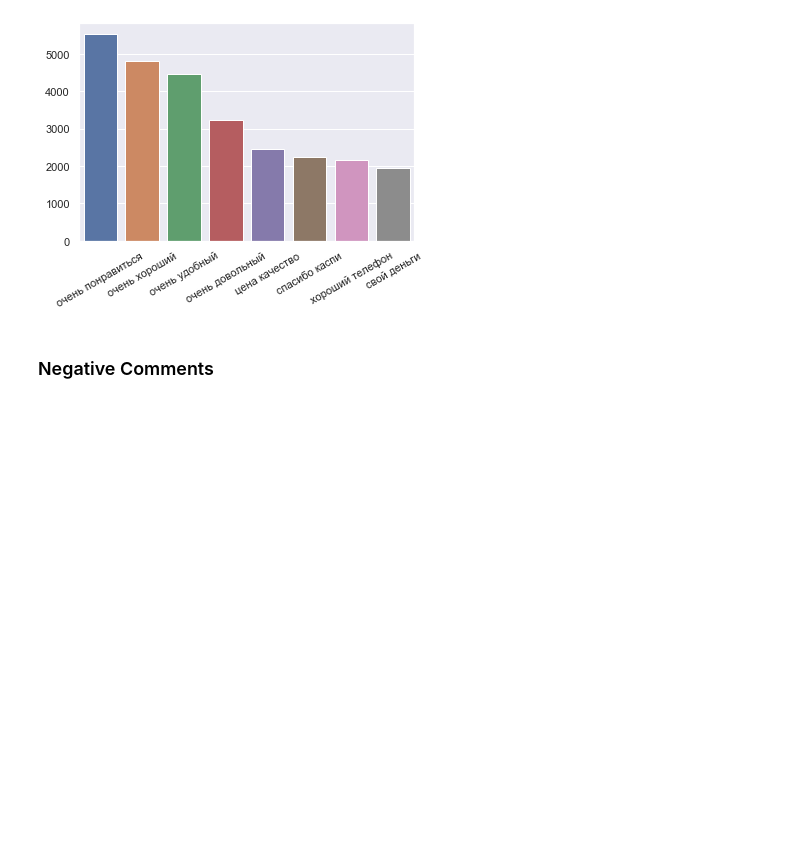
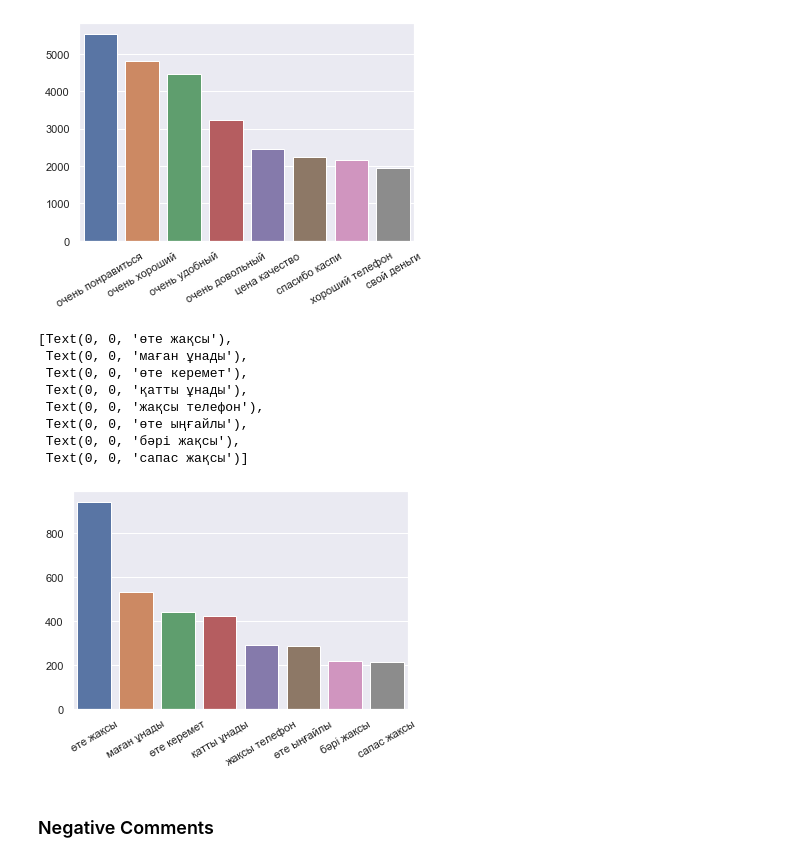
Before and after one commit to zhanymkanov/techsoulai_analyzer, a Jupyter notebook: reviews_cleaned.ipynb, the cells around one changed output. Saved outputs shown, nothing was run; the diff lists cells and outputs as text; code cells hidden in the pictures; blank space fills up the shorter version.

Commit message:
Add kazakh reviews visualization

```diff
--- a/reviews_cleaned.ipynb
+++ b/reviews_cleaned.ipynb
@@ -10,7 +10,7 @@ sns.set(color_codes=True)
 import nltk
 from collections import Counter
 # %%
-df = pd.read_csv("../data/reviews_cleaned.csv", usecols=[1,2,3,4,5,6])
+df = pd.read_csv("data/reviews_cleaned.csv", usecols=[1,2,3,4,5,6])
 df.drop_duplicates(inplace=True)
 df = df[df.rating.notna()]
 df.rating = df.rating.astype(int)
@@ -162,6 +162,21 @@ top_words.set_xticklabels(bigrams, rotation=30)
  Text(0, 0, 'хороший телефон'),
  Text(0, 0, 'свой деньги')]
 [figure]
+# %%
+bigrams, counts = map(list, zip(*kaz_plus_bigrams.most_common(8)))
+# %%
+top_words = sns.barplot(x=bigrams, y=counts)
+top_words.set_xticklabels(bigrams, rotation=30)
+# %% [output]
+[Text(0, 0, 'өте жақсы'),
+ Text(0, 0, 'маған ұнады'),
+ Text(0, 0, 'өте керемет'),
+ Text(0, 0, 'қатты ұнады'),
+ Text(0, 0, 'жақсы телефон'),
+ Text(0, 0, 'өте ыңғайлы'),
+ Text(0, 0, 'бәрі жақсы'),
+ Text(0, 0, 'сапас жақсы')]
+[figure, added]
 # %% [markdown]
 ### Negative Comments
 # %%
```
Also changed, not shown: parts of 1 cell of this notebook.
